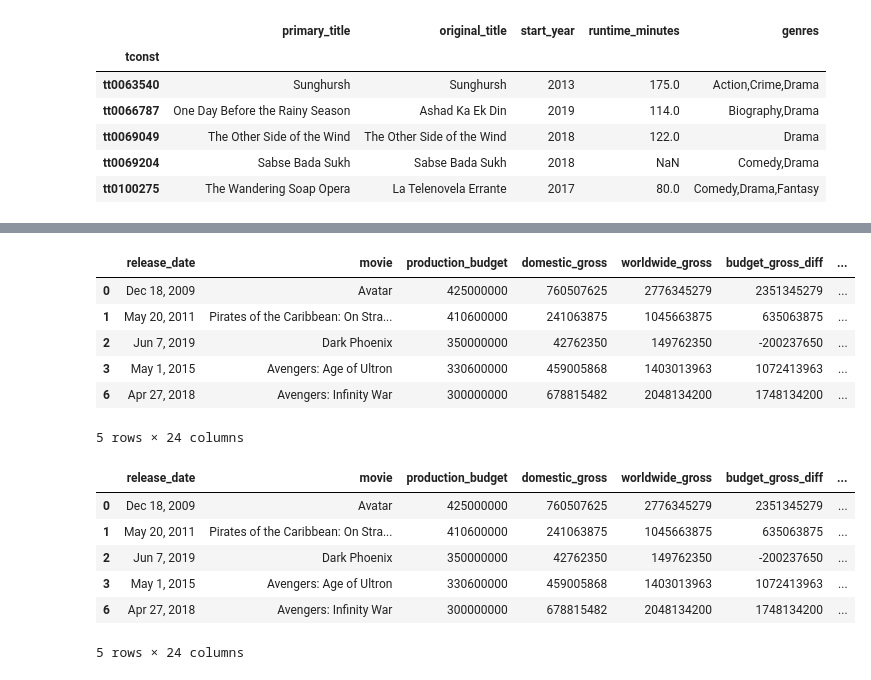
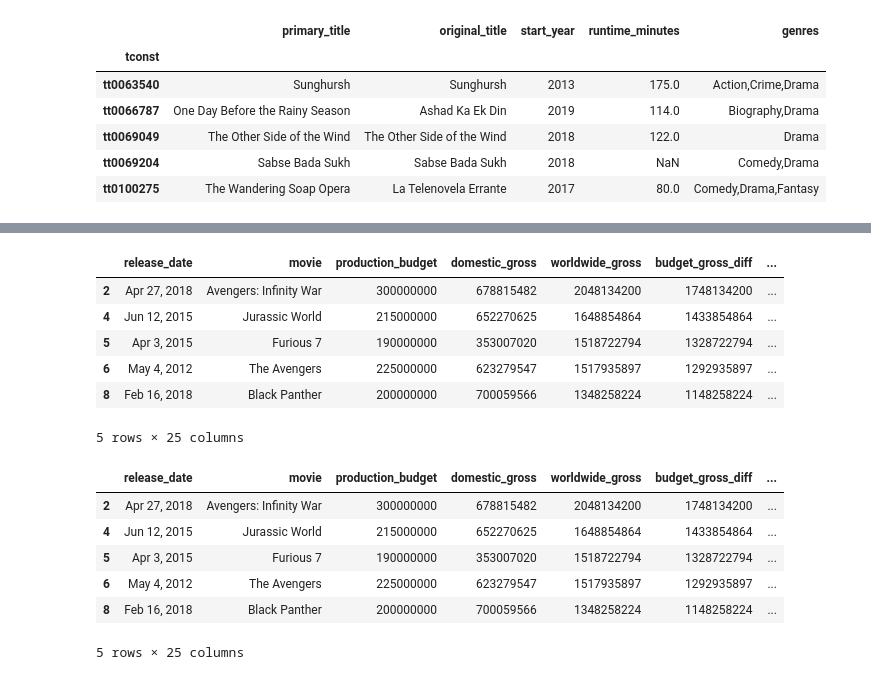
Before and after one commit to dodgy719/movie_analysis, a Jupyter notebook: Question1.ipynb, the cells around one changed output, grey strips where cells are left out. Drawn from its saved outputs; the diff is of its cells as text; code cells hidden in the pictures.

```diff
--- a/Question1.ipynb
+++ b/Question1.ipynb
@@ -395,0 +447,4 @@ movie_details_df.head()
+# %%
+movie_details_df2 = pd.merge(movie_budgets_df_top50, imdb_title_basics_df, left_on=  ['movie', 'release_year'],
+                   right_on= ['primary_title', 'start_year'],
+                   how = 'left')
@@ -395,0 +486,2 @@ movie_details_df.head()
+# %%
+movie_details_df2.dropna(inplace=True)
@@ -396,5 +525,4 @@ movie_details_df.head()
 # %%
 #genre is a list of upto 3 genres, splitting it to get the individual genres
 
-movie_details_df['genres'] = movie_details_df['genres'].apply(lambda x: x.split(",") if x else x)
-movie_details_df.head()
+movie_details_df2['genres'] = movie_details_df2['genres'].apply(lambda x: x.split(",") if x else x)
@@ -409,7 +561,7 @@ movie_details_df.head()
 #making a set of all genres we have. set doesn't allow duplicate values
 
 all_genres = set()
-for genres in movie_details_df['genres']:
+for genres in movie_details_df2['genres']:
     if genres:
         all_genres.update(genres)
 # %%
@@ -431,33 +583,33 @@ all_genres
 # %%
 #adding cols with zeros for all the genres we have. Will modify genre to 1 if the film is of that genre.
 
 for genre in all_genres:
-    movie_details_df[genre] = np.zeros(shape=movie_details_df.shape[0])
+    movie_details_df2[genre] = np.zeros(shape=movie_details_df2.shape[0])
 
-movie_details_df.head()
+movie_details_df2.head()
 # %% [output]
 |  | release_date | movie | production_budget | domestic_gross | worldwide_gross | budget_gross_diff | ... |
-| 0 | Dec 18, 2009 | Avatar | 425000000 | 760507625 | 2776345279 | 2351345279 | ... |
-| 1 | May 20, 2011 | Pirates of the Caribbean: On Stra... | 410600000 | 241063875 | 1045663875 | 635063875 | ... |
-| 2 | Jun 7, 2019 | Dark Phoenix | 350000000 | 42762350 | 149762350 | -200237650 | ... |
-| 3 | May 1, 2015 | Avengers: Age of Ultron | 330600000 | 459005868 | 1403013963 | 1072413963 | ... |
-| 6 | Apr 27, 2018 | Avengers: Infinity War | 300000000 | 678815482 | 2048134200 | 1748134200 | ... |
+| 2 | Apr 27, 2018 | Avengers: Infinity War | 300000000 | 678815482 | 2048134200 | 1748134200 | ... |
+| 4 | Jun 12, 2015 | Jurassic World | 215000000 | 652270625 | 1648854864 | 1433854864 | ... |
+| 5 | Apr 3, 2015 | Furious 7 | 190000000 | 353007020 | 1518722794 | 1328722794 | ... |
+| 6 | May 4, 2012 | The Avengers | 225000000 | 623279547 | 1517935897 | 1292935897 | ... |
+| 8 | Feb 16, 2018 | Black Panther | 200000000 | 700059566 | 1348258224 | 1148258224 | ... |
-5 rows × 24 columns
+5 rows × 25 columns
 # %%
 #setting the genre to be 1 if the film is of that genre
 
-for index, row in movie_details_df.iterrows():
+for index, row in movie_details_df2.iterrows():
     if row['genres']:
         for genre in row['genres']:
-            movie_details_df.loc[index, genre] = 1
+            movie_details_df2.loc[index, genre] = 1
 
-movie_details_df.head()
+movie_details_df2.head()
 # %% [output]
 |  | release_date | movie | production_budget | domestic_gross | worldwide_gross | budget_gross_diff | ... |
-| 0 | Dec 18, 2009 | Avatar | 425000000 | 760507625 | 2776345279 | 2351345279 | ... |
-| 1 | May 20, 2011 | Pirates of the Caribbean: On Stra... | 410600000 | 241063875 | 1045663875 | 635063875 | ... |
-| 2 | Jun 7, 2019 | Dark Phoenix | 350000000 | 42762350 | 149762350 | -200237650 | ... |
-| 3 | May 1, 2015 | Avengers: Age of Ultron | 330600000 | 459005868 | 1403013963 | 1072413963 | ... |
-| 6 | Apr 27, 2018 | Avengers: Infinity War | 300000000 | 678815482 | 2048134200 | 1748134200 | ... |
+| 2 | Apr 27, 2018 | Avengers: Infinity War | 300000000 | 678815482 | 2048134200 | 1748134200 | ... |
+| 4 | Jun 12, 2015 | Jurassic World | 215000000 | 652270625 | 1648854864 | 1433854864 | ... |
+| 5 | Apr 3, 2015 | Furious 7 | 190000000 | 353007020 | 1518722794 | 1328722794 | ... |
+| 6 | May 4, 2012 | The Avengers | 225000000 | 623279547 | 1517935897 | 1292935897 | ... |
+| 8 | Feb 16, 2018 | Black Panther | 200000000 | 700059566 | 1348258224 | 1148258224 | ... |
-5 rows × 24 columns
+5 rows × 25 columns
 # %%
```
Also changed, not shown: parts of 43 cells of this notebook, 4 other files.
